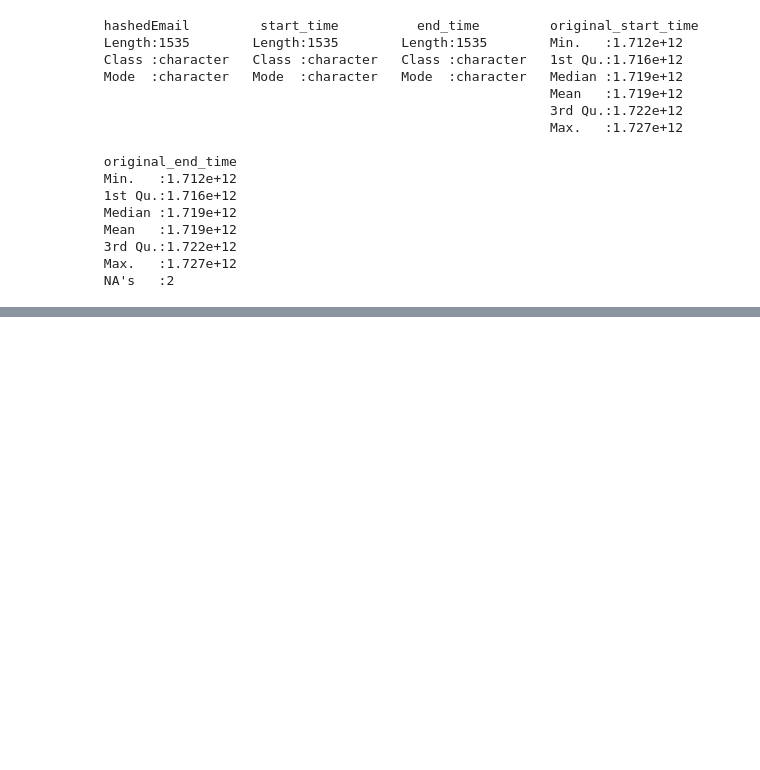
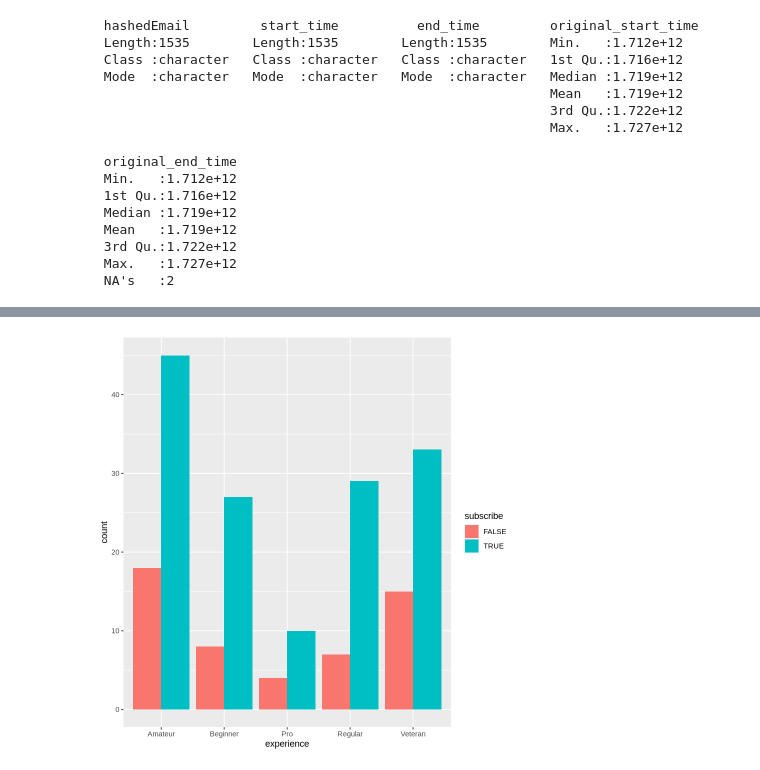
Before and after one commit to cxlu930/dsci-100-individual, a Jupyter notebook: Individual_stage.ipynb, the cells around one changed output, grey strips where cells are left out. Drawn from its saved outputs; the diff is of its cells as text; code cells hidden in the pictures; blank space fills up the shorter version.

```diff
--- a/Individual_stage.ipynb
+++ b/Individual_stage.ipynb
@@ -125,0 +119,5 @@ summary_sessions
+# %%
+ggplot(players, aes(x=experience, fill = subscribe)) +
+    geom_bar(position="dodge")
+# %% [output]
+[figure, added]
```
Also changed, not shown: parts of 6 cells of this notebook.
